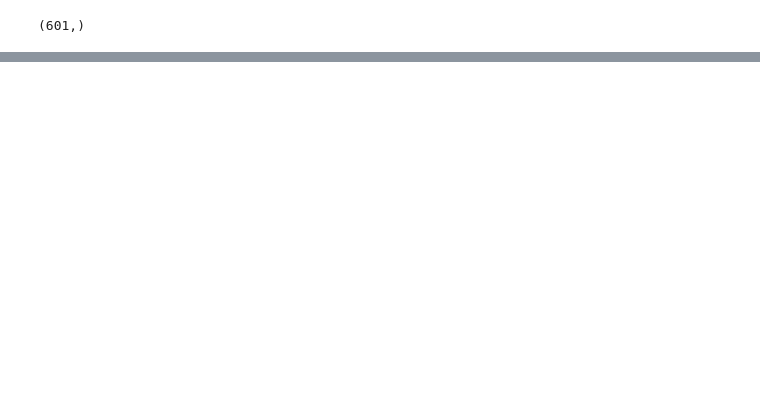
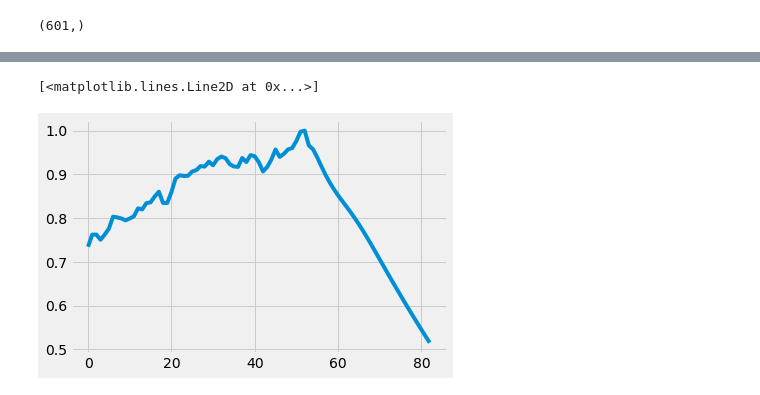
Before and after one commit to sarthak608/Stocks-Prediction, a Jupyter notebook: Stock_Forecasting_Model.ipynb, the cells around one changed output, grey strips where cells are left out. Cells and saved outputs as stored; diff of their text form; code cells hidden in the pictures; blank space fills up the shorter version.

```diff
--- a/Stock_Forecasting_Model.ipynb
+++ b/Stock_Forecasting_Model.ipynb
@@ -205,0 +361,7 @@ math.sqrt(mean_squared_error(y_test,test_predict))
+# %%
+df3=df1.tolist()
+df3.extend(lst_output)
+plt.plot(df3[1950:])
+# %% [output]
+[<matplotlib.lines.Line2D at 0x...>]
+[figure, added]
```
Also changed, not shown: parts of 36 cells of this notebook.
